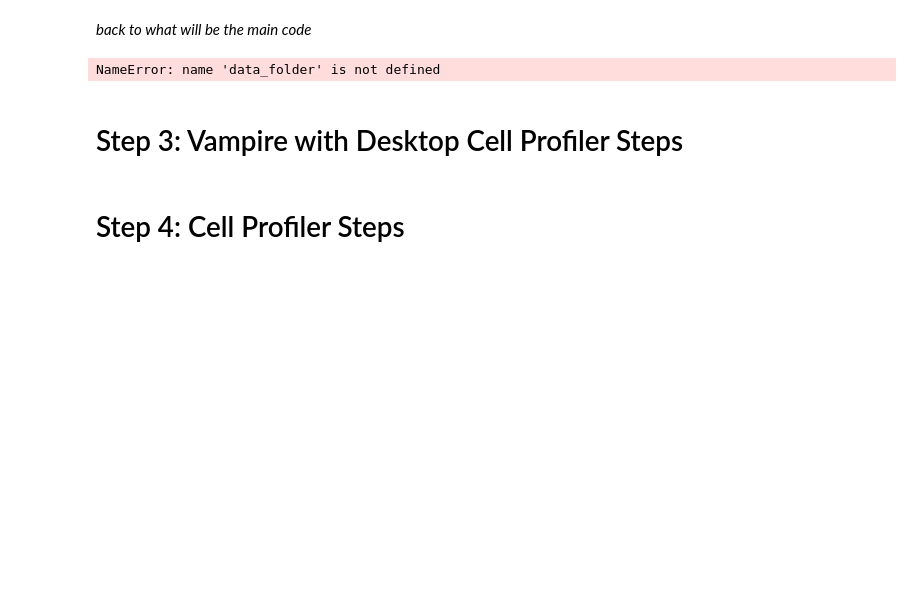
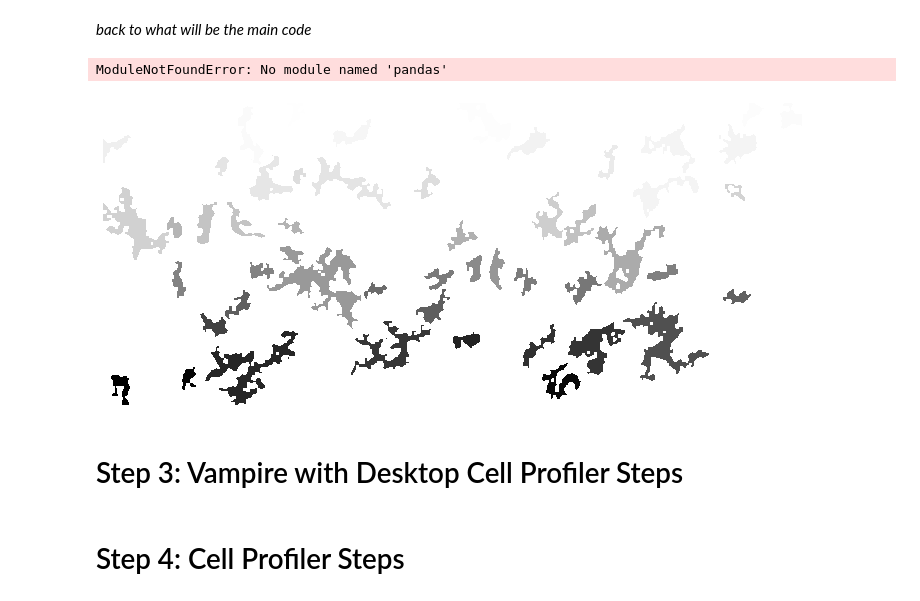
Before and after one commit to Nance-Lab/fiberf, a Jupyter notebook: examples/Psudocode_full_dev.ipynb, the cells around one changed output. Drawn from its saved outputs; the diff is of its cells as text; code cells hidden in the pictures; blank space fills up the shorter version.

Commit message:
Update Psudocode_full_dev.ipynb
Added the ability to label by myself

```diff
--- a/examples/Psudocode_full_dev.ipynb
+++ b/examples/Psudocode_full_dev.ipynb
@@ -130,2 +133,15 @@ ax[1,0].imshow(practice_image3)
 # %% [markdown]
 *back to what will be the main code*
+# %%
+name = str(data_folder + '/' + image_list[1])
+im = io.imread(name)
+im = im[:,:,2]
+threshold = filters.threshold_otsu(im)
+binary = morphology.closing(im < threshold, morphology.square(5))
+#cleared = segmentation.clear_border(binary)
+label_image = measure.label(binary, return_num=False, connectivity=2)
+#image_label_overlay = color.label2rgb(label_image, image=im, bg_label=0)
+
+
+
+binary2 = morphology.remove_small_objects(label_image, min_size=500, connectivity=1, in_place=True)
@@ -132,3 +150,19 @@ ax[1,0].imshow(practice_image3)
+# %%
+import pandas as pd
+pd.DataFrame(props)
+# %% [output]
+ModuleNotFoundError: No module named 'pandas'
+# %%
+import matplotlib.patches as mpatches
+
+fig, ax = plt.subplots(figsize=(10, 6))
+ax.imshow(binary2)
+
+ax.set_axis_off()
+plt.tight_layout()
+plt.show()
+# %% [output]
+[figure, added]
 # %%
 #Creating a folder for the new tresholded images
 os.mkdir(str(data_folder + '/' + 'threshold_applied_images'))
@@ -140,14 +174,13 @@ for images in image_list:
     im = im[:,:,2]
     threshold = filters.threshold_otsu(im)
     binary = im > threshold
+    binary2 = morphology.remove_small_objects(binary, min_size=1000, connectivity=2, in_place=True)
 
     # Saving the thresheld images to their own folder with modified names
-    im_to_save = Image.fromarray(binary)
+    im_to_save = Image.fromarray(binary2)
     new_name = str(data_folder + '/' + 'threshold_applied_images' + '/' + images)
     new_name = new_name.replace('.jpg','_threshold.jpg')
     im_to_save.save(new_name)
-# %% [output]
-NameError: name 'data_folder' is not defined
 # %% [markdown]
 # Step 3: Vampire with Desktop Cell Profiler Steps
 # %% [markdown]
```
Also changed, not shown: parts of 4 cells of this notebook.
